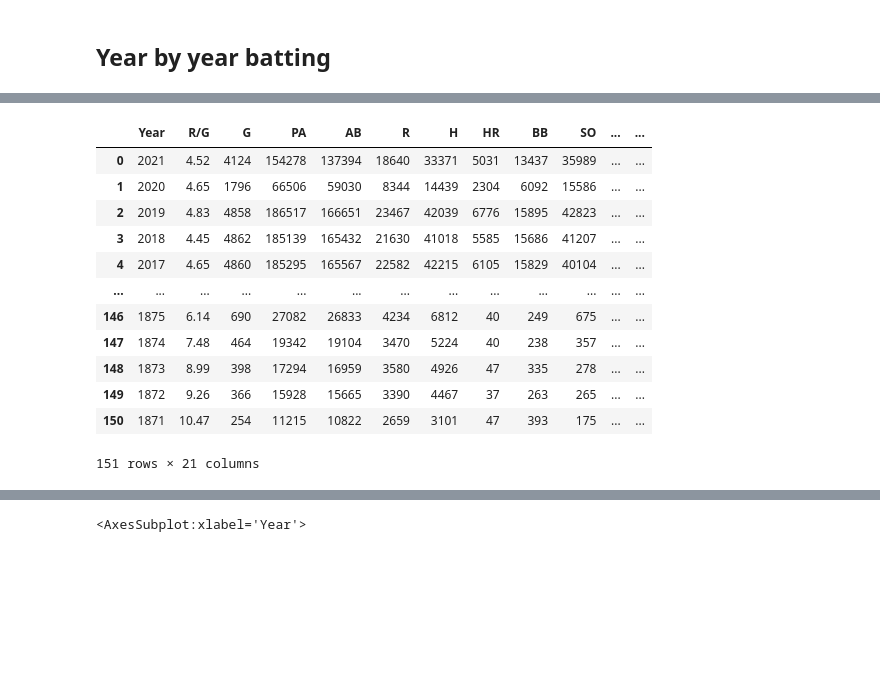
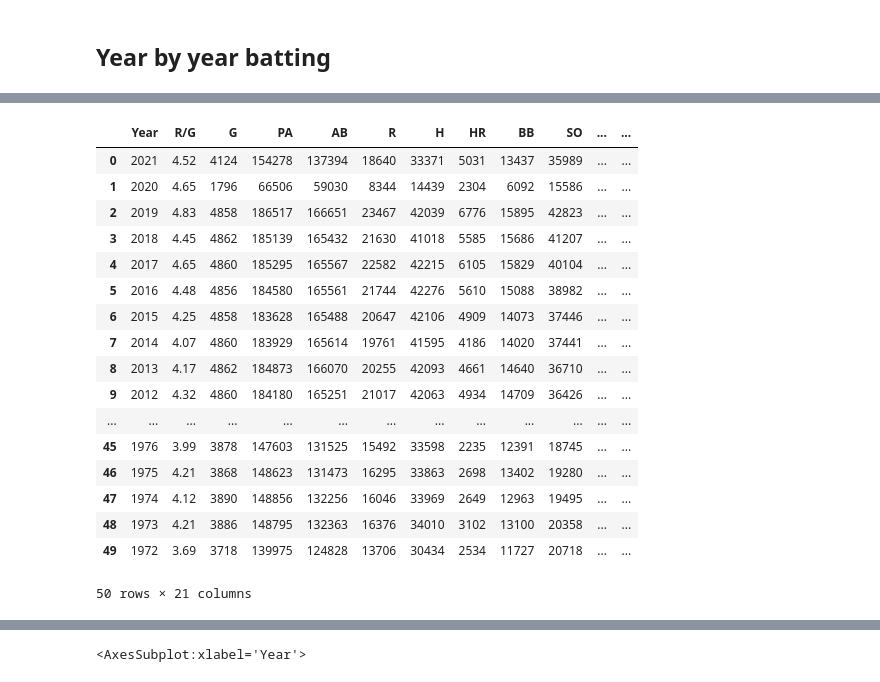
Before and after one commit to gcdean38/MSM_python, a Jupyter notebook: mutv/DDD0909.ipynb, the cells around one changed output, grey strips where cells are left out. Drawn from its saved outputs; the diff is of its cells as text; code cells hidden in the pictures; blank space fills up the shorter version.

```diff
--- a/mutv/DDD0909.ipynb
+++ b/mutv/DDD0909.ipynb
@@ -122,21 +163,26 @@ dtype: object
 # %%
 
 yxy_batting['decade'] = yxy_batting['Year'].astype(str).str[:3]+"0s"
-yxy_batting
+yxy_batting.head(50)
 # %% [output]
 |  | Year | R/G | G | PA | AB | R | H | HR | BB | SO | ... | ... |
 | 0 | 2021 | 4.52 | 4124 | 154278 | 137394 | 18640 | 33371 | 5031 | 13437 | 35989 | ... | ... |
 | 1 | 2020 | 4.65 | 1796 | 66506 | 59030 | 8344 | 14439 | 2304 | 6092 | 15586 | ... | ... |
 | 2 | 2019 | 4.83 | 4858 | 186517 | 166651 | 23467 | 42039 | 6776 | 15895 | 42823 | ... | ... |
 | 3 | 2018 | 4.45 | 4862 | 185139 | 165432 | 21630 | 41018 | 5585 | 15686 | 41207 | ... | ... |
 | 4 | 2017 | 4.65 | 4860 | 185295 | 165567 | 22582 | 42215 | 6105 | 15829 | 40104 | ... | ... |
+| 5 | 2016 | 4.48 | 4856 | 184580 | 165561 | 21744 | 42276 | 5610 | 15088 | 38982 | ... | ... |
+| 6 | 2015 | 4.25 | 4858 | 183628 | 165488 | 20647 | 42106 | 4909 | 14073 | 37446 | ... | ... |
+| 7 | 2014 | 4.07 | 4860 | 183929 | 165614 | 19761 | 41595 | 4186 | 14020 | 37441 | ... | ... |
+| 8 | 2013 | 4.17 | 4862 | 184873 | 166070 | 20255 | 42093 | 4661 | 14640 | 36710 | ... | ... |
+| 9 | 2012 | 4.32 | 4860 | 184180 | 165251 | 21017 | 42063 | 4934 | 14709 | 36426 | ... | ... |
 | ... | ... | ... | ... | ... | ... | ... | ... | ... | ... | ... | ... | ... |
-| 146 | 1875 | 6.14 | 690 | 27082 | 26833 | 4234 | 6812 | 40 | 249 | 675 | ... | ... |
-| 147 | 1874 | 7.48 | 464 | 19342 | 19104 | 3470 | 5224 | 40 | 238 | 357 | ... | ... |
-| 148 | 1873 | 8.99 | 398 | 17294 | 16959 | 3580 | 4926 | 47 | 335 | 278 | ... | ... |
-| 149 | 1872 | 9.26 | 366 | 15928 | 15665 | 3390 | 4467 | 37 | 263 | 265 | ... | ... |
-| 150 | 1871 | 10.47 | 254 | 11215 | 10822 | 2659 | 3101 | 47 | 393 | 175 | ... | ... |
+| 45 | 1976 | 3.99 | 3878 | 147603 | 131525 | 15492 | 33598 | 2235 | 12391 | 18745 | ... | ... |
+| 46 | 1975 | 4.21 | 3868 | 148623 | 131473 | 16295 | 33863 | 2698 | 13402 | 19280 | ... | ... |
+| 47 | 1974 | 4.12 | 3890 | 148856 | 132256 | 16046 | 33969 | 2649 | 12963 | 19495 | ... | ... |
+| 48 | 1973 | 4.21 | 3886 | 148795 | 132363 | 16376 | 34010 | 3102 | 13100 | 20358 | ... | ... |
+| 49 | 1972 | 3.69 | 3718 | 139975 | 124828 | 13706 | 30434 | 2534 | 11727 | 20718 | ... | ... |
-151 rows × 21 columns
+50 rows × 21 columns
 # %%
 yxy_batting['H_HR_pct'] = yxy_batting['HR'] / yxy_batting['H']
 yxy_batting['SO_pct'] = yxy_batting['SO'] / yxy_batting['PA']
```
Also changed, not shown: parts of 26 cells of this notebook, 3 other files.
